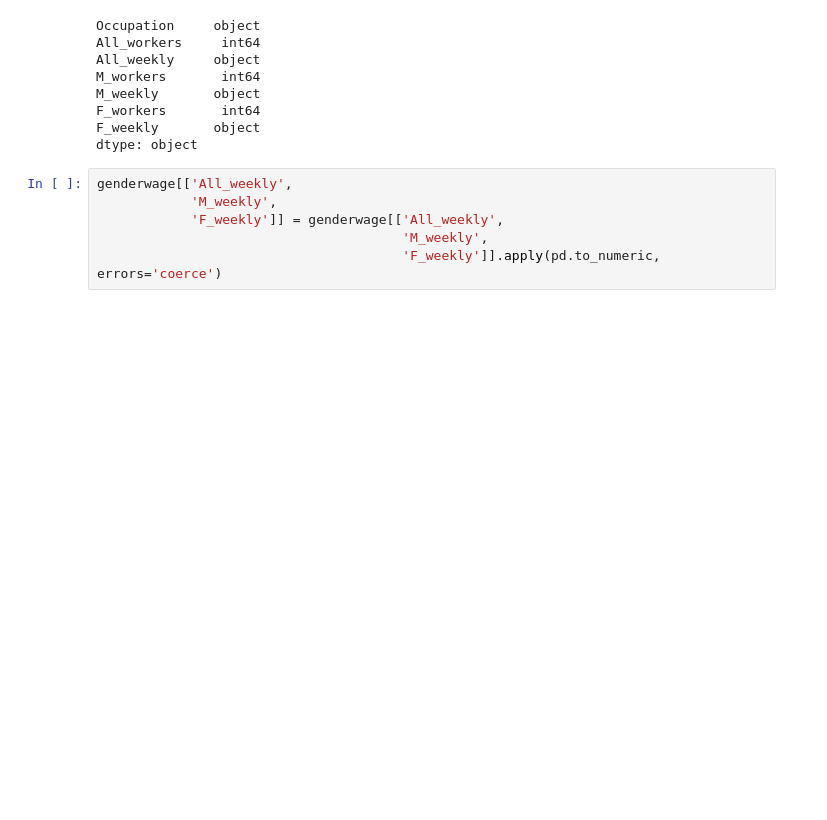
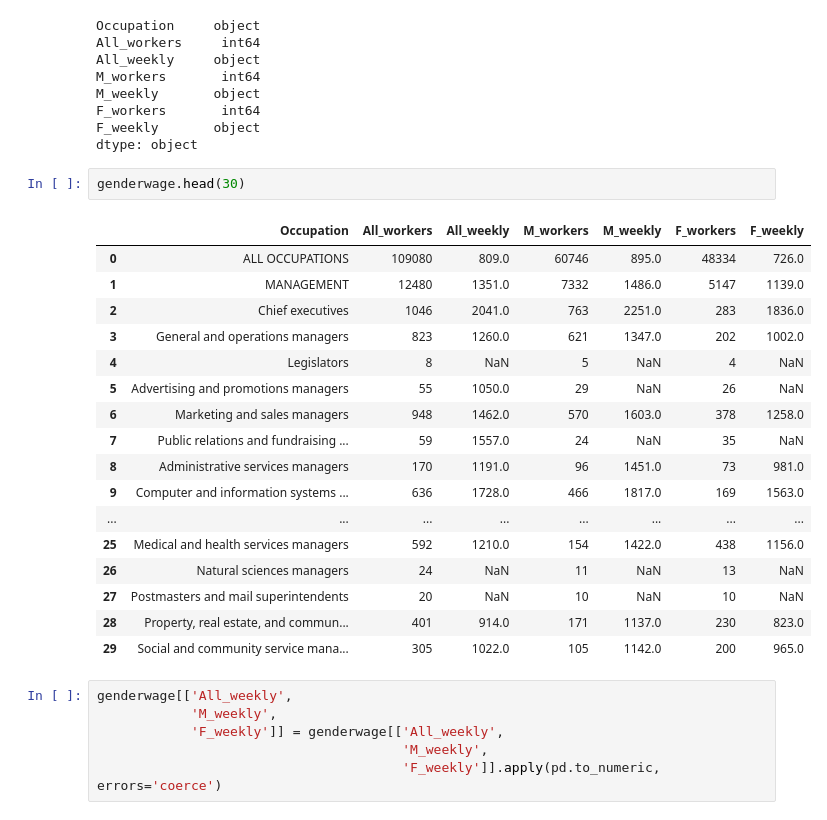
Before and after one commit to Schmidt8181/CapstoneProject, a Jupyter notebook: CapstoneProject.ipynb, the cells around one changed output. Cells and saved outputs as stored; diff of their text form; blank space fills up the shorter version.

```diff
--- a/CapstoneProject.ipynb
+++ b/CapstoneProject.ipynb
@@ -51,6 +52,26 @@ M_weekly       object
 F_workers       int64
 F_weekly       object
 dtype: object
+# %%
+genderwage.head(30)
+# %% [output]
+|  | Occupation | All_workers | All_weekly | M_workers | M_weekly | F_workers | F_weekly |
+| 0 | ALL OCCUPATIONS | 109080 | 809.0 | 60746 | 895.0 | 48334 | 726.0 |
+| 1 | MANAGEMENT | 12480 | 1351.0 | 7332 | 1486.0 | 5147 | 1139.0 |
+| 2 | Chief executives | 1046 | 2041.0 | 763 | 2251.0 | 283 | 1836.0 |
+| 3 | General and operations managers | 823 | 1260.0 | 621 | 1347.0 | 202 | 1002.0 |
+| 4 | Legislators | 8 | NaN | 5 | NaN | 4 | NaN |
+| 5 | Advertising and promotions managers | 55 | 1050.0 | 29 | NaN | 26 | NaN |
+| 6 | Marketing and sales managers | 948 | 1462.0 | 570 | 1603.0 | 378 | 1258.0 |
+| 7 | Public relations and fundraising ... | 59 | 1557.0 | 24 | NaN | 35 | NaN |
+| 8 | Administrative services managers | 170 | 1191.0 | 96 | 1451.0 | 73 | 981.0 |
+| 9 | Computer and information systems ... | 636 | 1728.0 | 466 | 1817.0 | 169 | 1563.0 |
+| ... | ... | ... | ... | ... | ... | ... | ... |
+| 25 | Medical and health services managers | 592 | 1210.0 | 154 | 1422.0 | 438 | 1156.0 |
+| 26 | Natural sciences managers | 24 | NaN | 11 | NaN | 13 | NaN |
+| 27 | Postmasters and mail superintendents | 20 | NaN | 10 | NaN | 10 | NaN |
+| 28 | Property, real estate, and commun... | 401 | 914.0 | 171 | 1137.0 | 230 | 823.0 |
+| 29 | Social and community service mana... | 305 | 1022.0 | 105 | 1142.0 | 200 | 965.0 |
 # %%
 genderwage[['All_weekly',
             'M_weekly',
```
Also changed, not shown: parts of 25 cells of this notebook.
